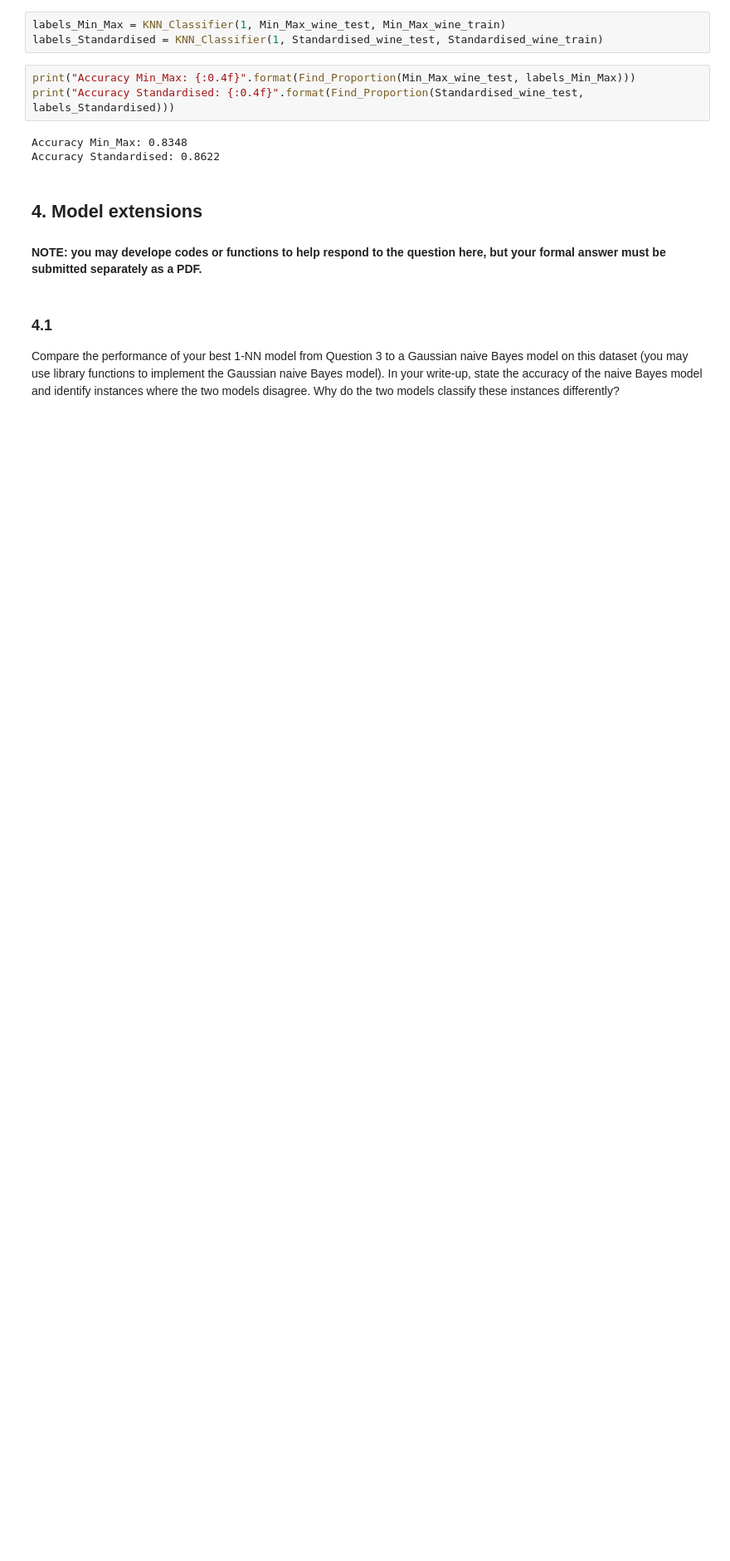
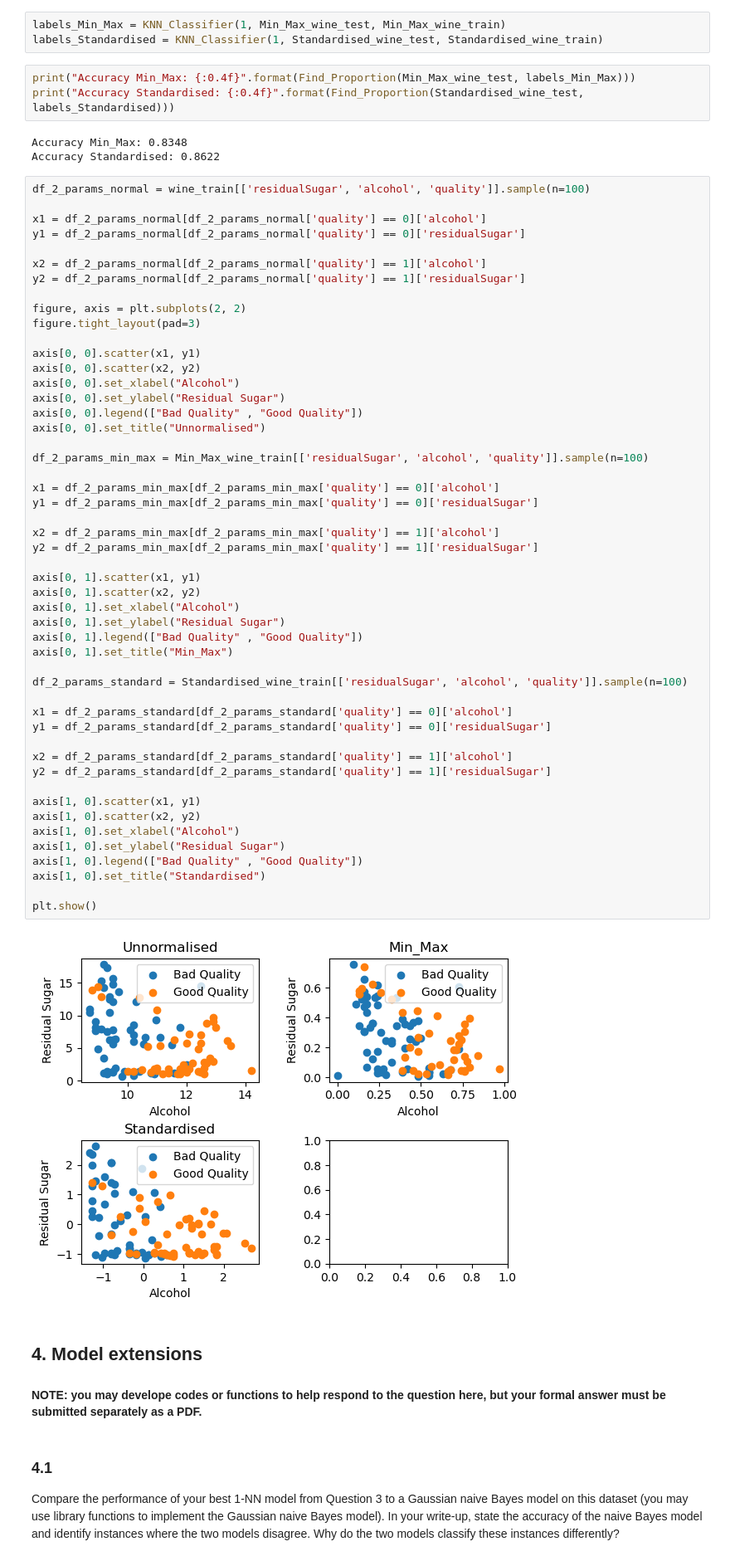
Before and after one commit to ZacLWilliams/Build_KNN_Classifier, a Jupyter notebook: COMP30027_2024_asst1.ipynb, the cells around one changed output. Shown at 83% size. Drawn from its saved outputs; the diff is of its cells as text; blank space fills up the shorter version.

```diff
--- a/COMP30027_2024_asst1.ipynb
+++ b/COMP30027_2024_asst1.ipynb
@@ -230,6 +238,58 @@ print("Accuracy Standardised: {:0.4f}".format(Find_Proportion(Standardised_wine_
 # %% [output]
 Accuracy Min_Max: 0.8348
 Accuracy Standardised: 0.8622
+# %%
+df_2_params_normal = wine_train[['residualSugar', 'alcohol', 'quality']].sample(n=100)
+
+x1 = df_2_params_normal[df_2_params_normal['quality'] == 0]['alcohol']
+y1 = df_2_params_normal[df_2_params_normal['quality'] == 0]['residualSugar']
+
+x2 = df_2_params_normal[df_2_params_normal['quality'] == 1]['alcohol']
+y2 = df_2_params_normal[df_2_params_normal['quality'] == 1]['residualSugar']
+
+figure, axis = plt.subplots(2, 2)
+figure.tight_layout(pad=3)
+
+axis[0, 0].scatter(x1, y1)
+axis[0, 0].scatter(x2, y2)
+axis[0, 0].set_xlabel("Alcohol")
+axis[0, 0].set_ylabel("Residual Sugar")
+axis[0, 0].legend(["Bad Quality" , "Good Quality"])
+axis[0, 0].set_title("Unnormalised")
+
+df_2_params_min_max = Min_Max_wine_train[['residualSugar', 'alcohol', 'quality']].sample(n=100)
+
+x1 = df_2_params_min_max[df_2_params_min_max['quality'] == 0]['alcohol']
+y1 = df_2_params_min_max[df_2_params_min_max['quality'] == 0]['residualSugar']
+
+x2 = df_2_params_min_max[df_2_params_min_max['quality'] == 1]['alcohol']
+y2 = df_2_params_min_max[df_2_params_min_max['quality'] == 1]['residualSugar']
+
+axis[0, 1].scatter(x1, y1)
+axis[0, 1].scatter(x2, y2)
+axis[0, 1].set_xlabel("Alcohol")
+axis[0, 1].set_ylabel("Residual Sugar")
+axis[0, 1].legend(["Bad Quality" , "Good Quality"])
+axis[0, 1].set_title("Min_Max")
+
+df_2_params_standard = Standardised_wine_train[['residualSugar', 'alcohol', 'quality']].sample(n=100)
+
+x1 = df_2_params_standard[df_2_params_standard['quality'] == 0]['alcohol']
+y1 = df_2_params_standard[df_2_params_standard['quality'] == 0]['residualSugar']
+
+x2 = df_2_params_standard[df_2_params_standard['quality'] == 1]['alcohol']
+y2 = df_2_params_standard[df_2_params_standard['quality'] == 1]['residualSugar']
+
+axis[1, 0].scatter(x1, y1)
+axis[1, 0].scatter(x2, y2)
+axis[1, 0].set_xlabel("Alcohol")
+axis[1, 0].set_ylabel("Residual Sugar")
+axis[1, 0].legend(["Bad Quality" , "Good Quality"])
+axis[1, 0].set_title("Standardised")
+
+plt.show()
+# %% [output]
+[figure, added]
 # %% [markdown]
 ## 4. Model extensions
 
```
Also changed, not shown: parts of 8 cells of this notebook.
